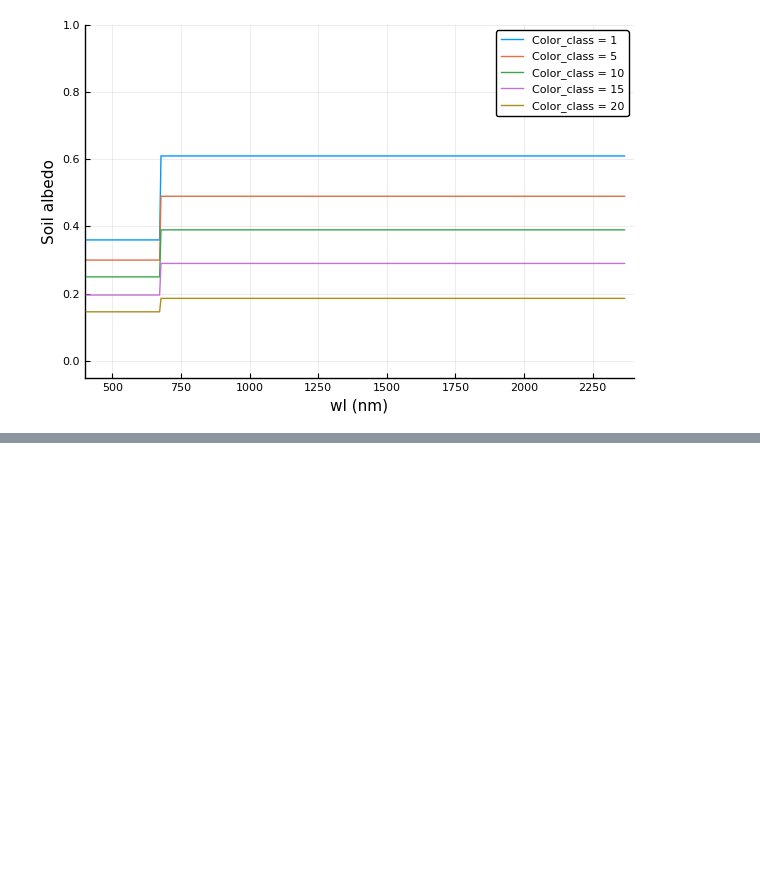
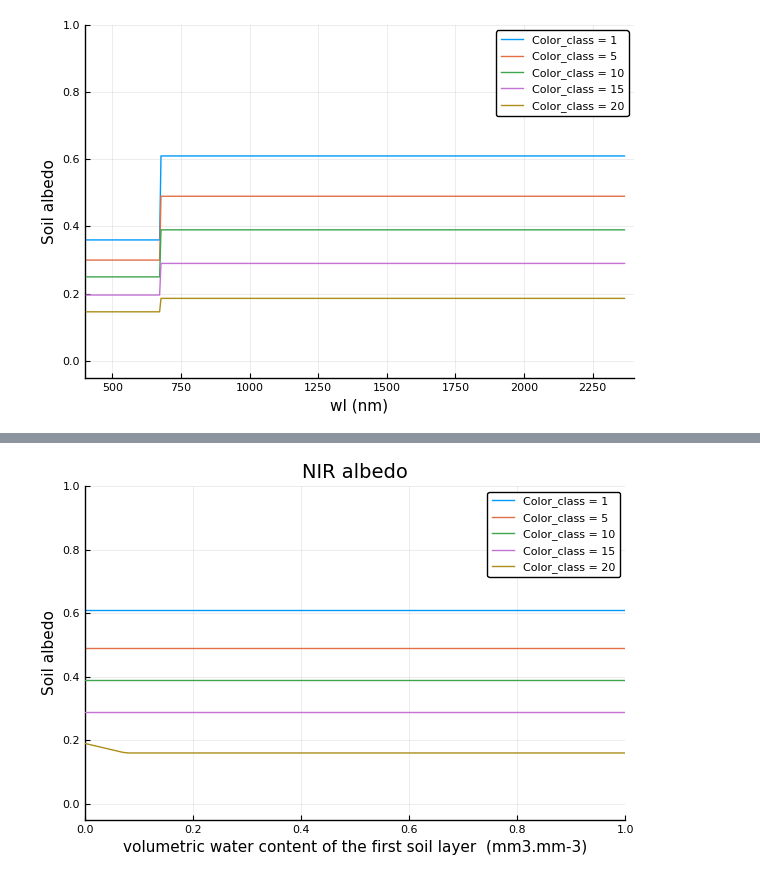
Before and after one commit to CliMA/Land, a Jupyter notebook: notebooks/soil_example.ipynb, the cells around one changed output, grey strips where cells are left out. Cells and saved outputs as stored; diff of their text form; code cells hidden in the pictures; blank space fills up the shorter version.

```diff
--- a/notebooks/soil_example.ipynb
+++ b/notebooks/soil_example.ipynb
@@ -91,0 +103,28 @@ ErrorException: could not open file /Users/braghier/Documents/CliMA/CliMA-land/L
+# %%
+soil_albedo_var_1 = []
+soil_albedo_var_5 = []
+soil_albedo_var_10 = []
+soil_albedo_var_15 = []
+soil_albedo_var_20 = []
+
+  for soil_moisture=0.0:0.01:1.0
+    push!(soil_albedo_var_1, soil_albedo(1,soil_moisture)[52])
+    push!(soil_albedo_var_5, soil_albedo(5,soil_moisture)[52])
+    push!(soil_albedo_var_10, soil_albedo(10,soil_moisture)[52])
+    push!(soil_albedo_var_15, soil_albedo(15,soil_moisture)[52])
+    push!(soil_albedo_var_20, soil_albedo(20,soil_moisture)[52])
+  end
+# %%
+soil_moisture=0.0:0.01:1.0
+plot(soil_moisture,soil_albedo_var_1,label="Color_class = 1")
+plot!(soil_moisture,soil_albedo_var_5,label="Color_class = 5")
+plot!(soil_moisture,soil_albedo_var_10,label="Color_class = 10")
+plot!(soil_moisture,soil_albedo_var_15,label="Color_class = 15")
+plot!(soil_moisture,soil_albedo_var_20,label="Color_class = 20")
+ylabel!("Soil albedo")
+xlabel!("volumetric water content of the first soil layer  (mm3.mm-3)")
+title!("NIR albedo")
+
+plot!(xlims = (0.0,1.0), ylims = (-0.05, 1.0), xticks = 0:0.2:1.0, yticks = 0:0.2:1.0)
+# %% [output]
+[figure, added]
```
Also changed, not shown: parts of 8 cells of this notebook, 2 other files.
